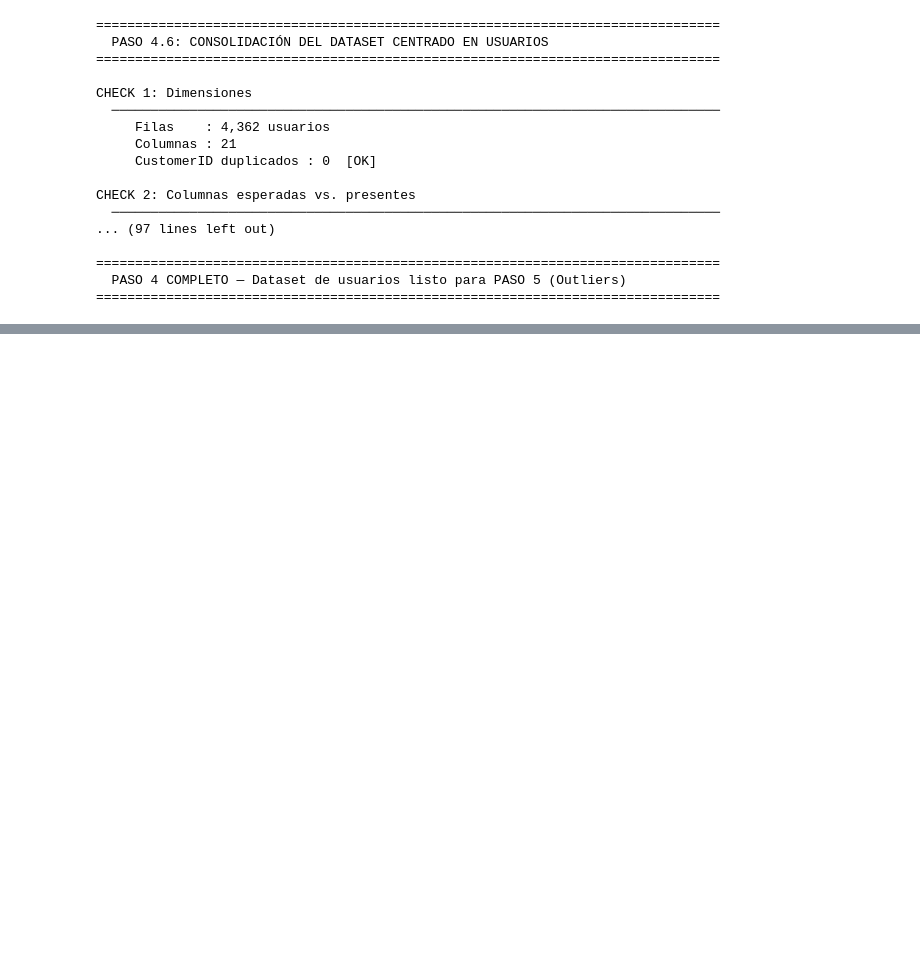
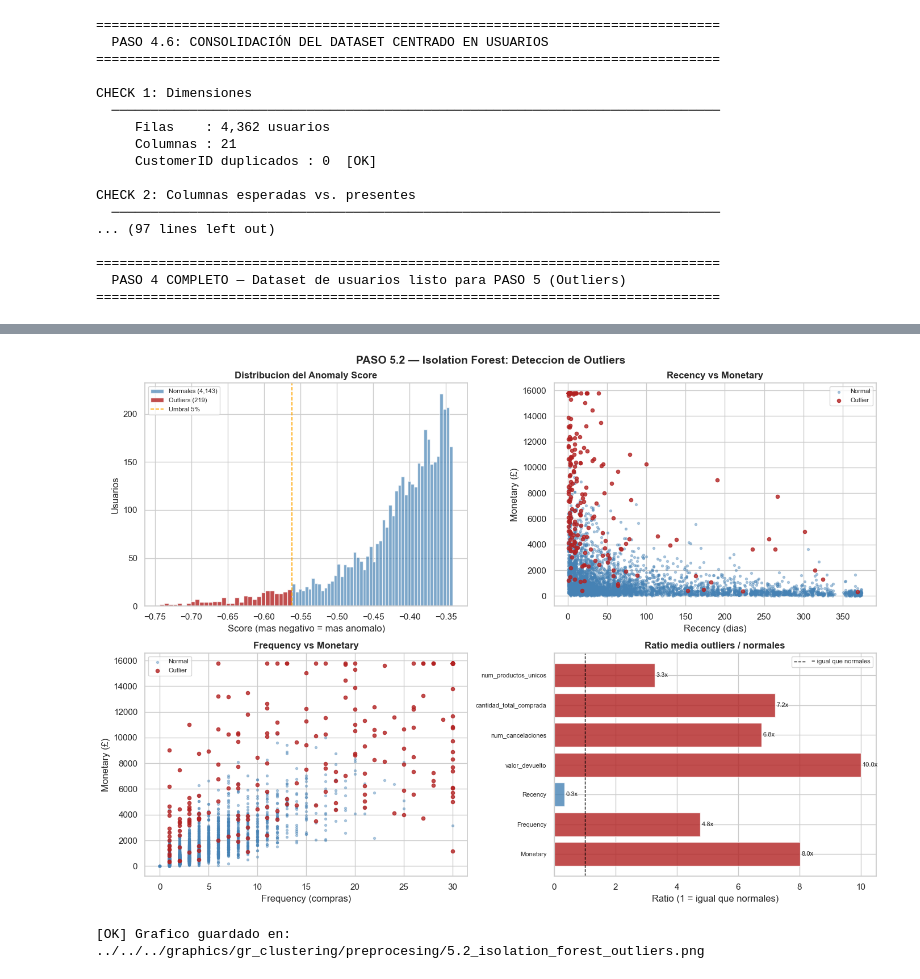
Before and after one commit to ravel01106/proyecto-master-ia-big-data, a Jupyter notebook: notebooks/clustering_proyect/preprocesing/preprocesing_data_clustering.ipynb, the cells around one changed output, grey strips where cells are left out. Cells and saved outputs as stored; diff of their text form; code cells hidden in the pictures; blank space fills up the shorter version.

```diff
--- a/notebooks/clustering_proyect/preprocesing/preprocesing_data_clustering.ipynb
+++ b/notebooks/clustering_proyect/preprocesing/preprocesing_data_clustering.ipynb
@@ -2463,0 +2883,76 @@ CHECK 2: Columnas esperadas vs. presentes
+# %%
+# ── Visualización PASO 5.2 ────────────────────────────────────────────────────
+fig, axes = plt.subplots(2, 2, figsize=(14, 10))
+fig.suptitle('PASO 5.2 — Isolation Forest: Deteccion de Outliers', fontsize=14, fontweight='bold')
+
+colores_map = df_clean['outlier_if'].map({1: 'steelblue', -1: 'firebrick'})
+
+# [0,0] Distribución del anomaly score
+ax = axes[0, 0]
+scores_inliers  = df_clean.loc[df_clean['outlier_if'] ==  1, 'outlier_score']
+scores_outliers = df_clean.loc[df_clean['outlier_if'] == -1, 'outlier_score']
+ax.hist(scores_inliers,  bins=50, color='steelblue', alpha=0.7, label=f'Normales ({len(scores_inliers):,})')
+ax.hist(scores_outliers, bins=30, color='firebrick',  alpha=0.8, label=f'Outliers ({len(scores_outliers):,})')
+ax.set_title('Distribucion del Anomaly Score', fontweight='bold')
+ax.set_xlabel('Score (mas negativo = mas anomalo)')
+ax.set_ylabel('Usuarios')
+ax.legend(fontsize=9)
+ax.axvline(df_clean['outlier_score'].quantile(CONTAMINATION), color='orange',
+           linestyle='--', linewidth=1.2, label='Umbral 5%')
+ax.legend(fontsize=8)
+
+# [0,1] Scatter Recency vs Monetary — coloreado por outlier
+ax = axes[0, 1]
+ax.scatter(df_clean.loc[df_clean['outlier_if']==1, 'Recency'],
+           df_clean.loc[df_clean['outlier_if']==1, 'Monetary'],
+           s=8, alpha=0.4, color='steelblue', label='Normal')
+ax.scatter(df_clean.loc[df_clean['outlier_if']==-1, 'Recency'],
+           df_clean.loc[df_clean['outlier_if']==-1, 'Monetary'],
+           s=20, alpha=0.8, color='firebrick', label='Outlier', zorder=5)
+ax.set_title('Recency vs Monetary', fontweight='bold')
+ax.set_xlabel('Recency (dias)')
+ax.set_ylabel('Monetary (£)')
+ax.legend(fontsize=8)
+
+# [1,0] Scatter Frequency vs Monetary
+ax = axes[1, 0]
+ax.scatter(df_clean.loc[df_clean['outlier_if']==1, 'Frequency'],
+           df_clean.loc[df_clean['outlier_if']==1, 'Monetary'],
+           s=8, alpha=0.4, color='steelblue', label='Normal')
+ax.scatter(df_clean.loc[df_clean['outlier_if']==-1, 'Frequency'],
+           df_clean.loc[df_clean['outlier_if']==-1, 'Monetary'],
+           s=20, alpha=0.8, color='firebrick', label='Outlier', zorder=5)
+ax.set_title('Frequency vs Monetary', fontweight='bold')
+ax.set_xlabel('Frequency (compras)')
+ax.set_ylabel('Monetary (£)')
+ax.legend(fontsize=8)
+
+# [1,1] Comparación de medias: outliers vs normales (barras horizontales)
+ax = axes[1, 1]
+features_plot = ['Monetary', 'Frequency', 'Recency', 'valor_devuelto', 'num_cancelaciones',
+                 'cantidad_total_comprada', 'num_productos_unicos']
+medias_out = df_outliers_view[features_plot].mean()
+medias_nor = df_inliers_view[features_plot].mean()
+# Normalizar al máximo de cada feature para comparación relativa
+ratios = (medias_out / medias_nor.replace(0, 1)).clip(0, 10)
+y_pos  = range(len(features_plot))
+colores_bar = ['firebrick' if r > 2 else 'steelblue' for r in ratios]
+bars = ax.barh(list(y_pos), ratios.values, color=colores_bar, edgecolor='white', alpha=0.8)
+ax.set_yticks(list(y_pos))
+ax.set_yticklabels(features_plot, fontsize=8)
+ax.axvline(1.0, color='black', linestyle='--', linewidth=1, label='= igual que normales')
+ax.set_title('Ratio media outliers / normales', fontweight='bold')
+ax.set_xlabel('Ratio (1 = igual que normales)')
+ax.legend(fontsize=8)
+for bar, v in zip(bars, ratios.values):
+    ax.text(bar.get_width() + 0.05, bar.get_y() + bar.get_height()/2,
+            f'{v:.1f}x', va='center', fontsize=8)
+
+plt.tight_layout()
+ruta_grafico = RUTA_GRAFICOS + '5.2_isolation_forest_outliers.png'
+plt.savefig(ruta_grafico, dpi=120, bbox_inches='tight')
+plt.show()
+print(f'[OK] Grafico guardado en: {ruta_grafico}')
+# %% [output]
+[figure, added]
+[OK] Grafico guardado en: ../../../graphics/gr_clustering/preprocesing/5.2_isolation_forest_outliers.png
```
Also changed, not shown: parts of 12 cells of this notebook, 5 other files.
